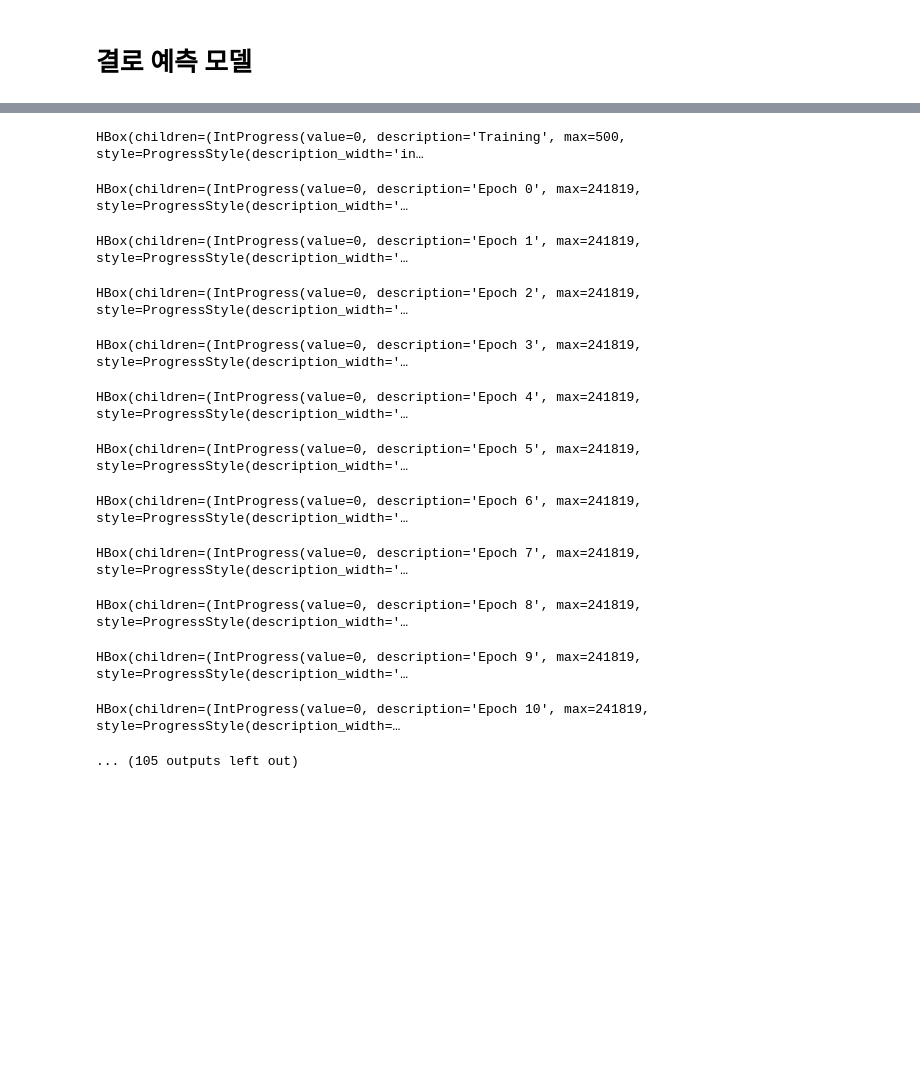
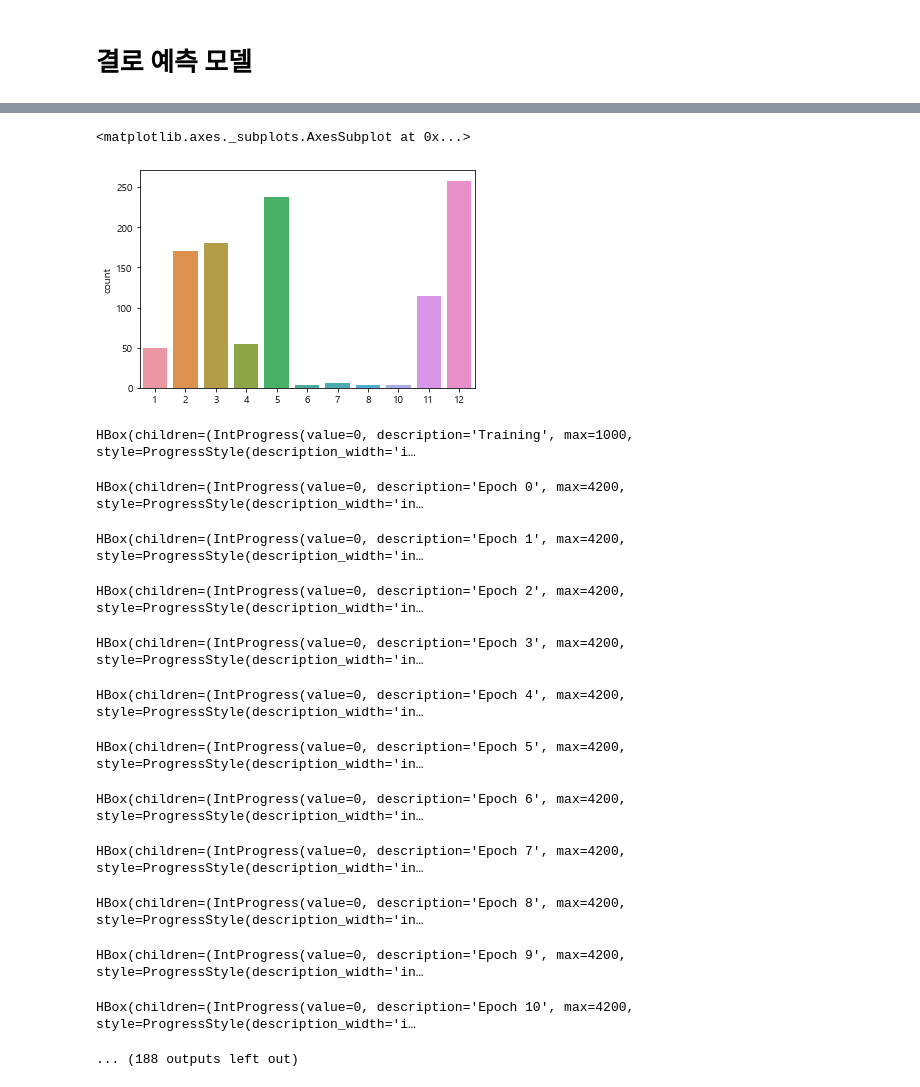
Before and after one commit to gw1303/weater_contest, a Jupyter notebook: main.ipynb, the cells around one changed output, grey strips where cells are left out. Saved outputs shown, nothing was run; the diff lists cells and outputs as text; code cells hidden in the pictures; blank space fills up the shorter version.

```diff
--- a/main.ipynb
+++ b/main.ipynb
@@ -359,0 +361,5 @@ condensation_data
+# %%
+sns.countplot(months)
+# %% [output]
+<matplotlib.axes._subplots.AxesSubplot at 0x...>
+[figure, added]
@@ -362,29 +373,54 @@ train_x, test_x, train_y, test_y = train_test_split(condensation_data.iloc[:,[0,
 # %%
-model = Sequential()
+def getModel():
+    model = Sequential()
 
-model.add(Dense(units=256, activation='relu', input_dim=6))
-model.add(Dense(units=256, activation='relu'))
-model.add(Dense(units=256, activation='relu'))
-model.add(Dense(units=256, activation='relu'))
-model.add(Dense(units=1, activation='sigmoid'))
+    model.add(Dense(units=32, activation=None))
+    model.add(LeakyReLU())
+    model.add(Dense(units=32, activation=None))
+    model.add(LeakyReLU())
+    model.add(Dense(units=32, activation=None))
+    model.add(Dropout(0.4))
+    model.add(LeakyReLU())
+    model.add(Dense(units=1, activation='sigmoid'))
 
-model.compile(loss='binary_crossentropy', optimizer='adam', metrics=['accuracy'])
+    model.compile(loss='binary_crossentropy', optimizer='adam', metrics=['binary_accuracy'])
 
-hist = model.fit(train_x, train_y, epochs=500, batch_size=4096, validation_data=[test_x,test_y], verbose=0, callbacks=[es, tqdm])
+    return model
-# %% [output]
-HBox(children=(IntProgress(value=0, description='Training', max=500, style=ProgressStyle(description_width='in…
-HBox(children=(IntProgress(value=0, description='Epoch 0', max=241819, style=ProgressStyle(description_width='…
-HBox(children=(IntProgress(value=0, description='Epoch 1', max=241819, style=ProgressStyle(description_width='…
-HBox(children=(IntProgress(value=0, description='Epoch 2', max=241819, style=ProgressStyle(description_width='…
-HBox(children=(IntProgress(value=0, description='Epoch 3', max=241819, style=ProgressStyle(description_width='…
-HBox(children=(IntProgress(value=0, description='Epoch 4', max=241819, style=ProgressStyle(description_width='…
-HBox(children=(IntProgress(value=0, description='Epoch 5', max=241819, style=ProgressStyle(description_width='…
-HBox(children=(IntProgress(value=0, description='Epoch 6', max=241819, style=ProgressStyle(description_width='…
-HBox(children=(IntProgress(value=0, description='Epoch 7', max=241819, style=ProgressStyle(description_width='…
-HBox(children=(IntProgress(value=0, description='Epoch 8', max=241819, style=ProgressStyle(description_width='…
-HBox(children=(IntProgress(value=0, description='Epoch 9', max=241819, style=ProgressStyle(description_width='…
-HBox(children=(IntProgress(value=0, description='Epoch 10', max=241819, style=ProgressStyle(description_width=…
-... (105 outputs left out)
+# %%
+# callback 함수
+
+es = EarlyStopping(patience=50)
+tqdm = TQDMNotebookCallback()
+
+model = Sequential()
+
+model.add(Dense(units=32, activation='linear', input_dim=6))
+model.add(Dropout(0.4))
+model.add(Dense(units=64, activation='linear'))
+model.add(Dense(units=128, activation='linear'))
+model.add(Dropout(0.4))
+model.add(Dense(units=256, activation='linear'))
+model.add(Dense(units=256, activation='linear'))
+
+model.add(Dense(units=1, activation='sigmoid'))
+
+model.compile(loss='binary_crossentropy', optimizer='sgd', metrics=['binary_accuracy'])
+
+hist = model.fit(train_x, train_y, epochs=1000, batch_size=210, validation_data=[test_x,test_y], verbose=0, callbacks=[es, tqdm])
+# %% [output]
+HBox(children=(IntProgress(value=0, description='Training', max=1000, style=ProgressStyle(description_width='i…
+HBox(children=(IntProgress(value=0, description='Epoch 0', max=4200, style=ProgressStyle(description_width='in…
+HBox(children=(IntProgress(value=0, description='Epoch 1', max=4200, style=ProgressStyle(description_width='in…
+HBox(children=(IntProgress(value=0, description='Epoch 2', max=4200, style=ProgressStyle(description_width='in…
+HBox(children=(IntProgress(value=0, description='Epoch 3', max=4200, style=ProgressStyle(description_width='in…
+HBox(children=(IntProgress(value=0, description='Epoch 4', max=4200, style=ProgressStyle(description_width='in…
+HBox(children=(IntProgress(value=0, description='Epoch 5', max=4200, style=ProgressStyle(description_width='in…
+HBox(children=(IntProgress(value=0, description='Epoch 6', max=4200, style=ProgressStyle(description_width='in…
+HBox(children=(IntProgress(value=0, description='Epoch 7', max=4200, style=ProgressStyle(description_width='in…
+HBox(children=(IntProgress(value=0, description='Epoch 8', max=4200, style=ProgressStyle(description_width='in…
+HBox(children=(IntProgress(value=0, description='Epoch 9', max=4200, style=ProgressStyle(description_width='in…
+HBox(children=(IntProgress(value=0, description='Epoch 10', max=4200, style=ProgressStyle(description_width='i…
+... (188 outputs left out)
 # %%
 plt.figure(figsize=(12,8))
 
```
Also changed, not shown: parts of 39 cells of this notebook, 11 other files.
